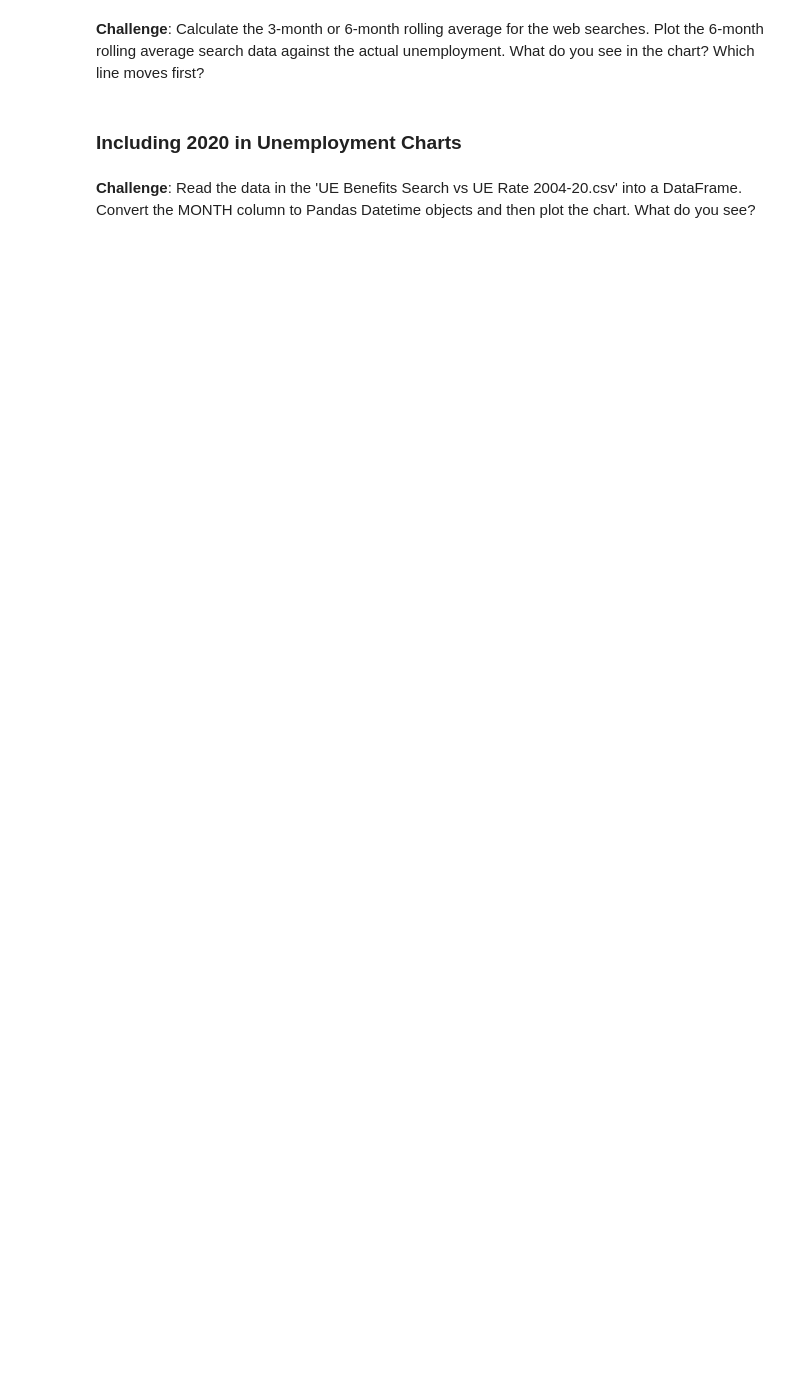
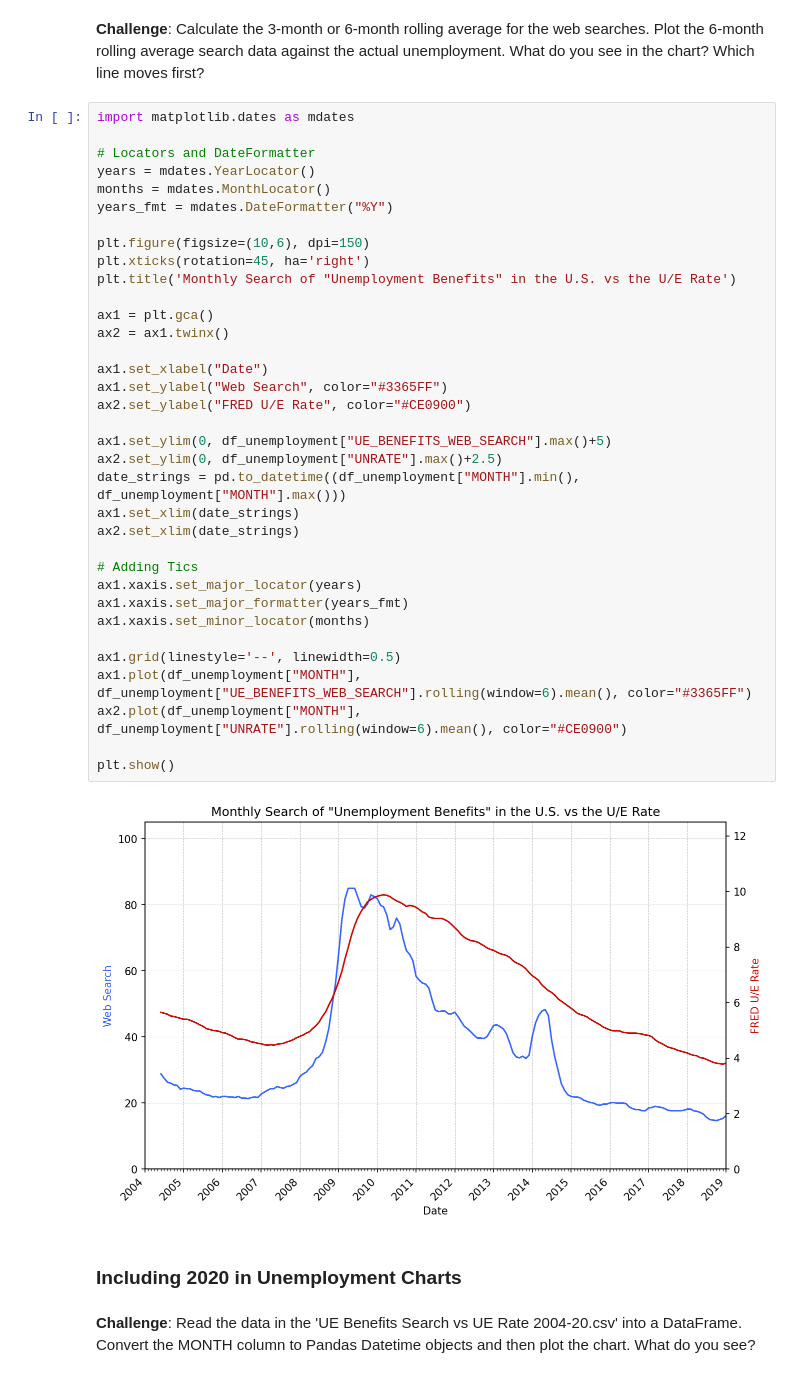
Before and after one commit to KenkiCZ/google_notebooks, a Jupyter notebook: C101_Google_Trends.ipynb, the cells around one changed output. Drawn from its saved outputs; the diff is of its cells as text; blank space fills up the shorter version.

```diff
--- a/C101_Google_Trends.ipynb
+++ b/C101_Google_Trends.ipynb
@@ -283,5 +451,42 @@ How to add tick formatting for dates on the x-axis.
 # %% [markdown]
 **Challenge**: Calculate the 3-month or 6-month rolling average for the web searches. Plot the 6-month rolling average search data against the actual unemployment. What do you see in the chart? Which line moves first?
+# %%
+import matplotlib.dates as mdates
+
+# Locators and DateFormatter
+years = mdates.YearLocator()
+months = mdates.MonthLocator()
+years_fmt = mdates.DateFormatter("%Y")
+
+plt.figure(figsize=(10,6), dpi=150)
+plt.xticks(rotation=45, ha='right')
+plt.title('Monthly Search of "Unemployment Benefits" in the U.S. vs the U/E Rate')
+
+ax1 = plt.gca()
+ax2 = ax1.twinx()
+
+ax1.set_xlabel("Date")
+ax1.set_ylabel("Web Search", color="#3365FF")
+ax2.set_ylabel("FRED U/E Rate", color="#CE0900")
+
+ax1.set_ylim(0, df_unemployment["UE_BENEFITS_WEB_SEARCH"].max()+5)
+ax2.set_ylim(0, df_unemployment["UNRATE"].max()+2.5)
+date_strings = pd.to_datetime((df_unemployment["MONTH"].min(), df_unemployment["MONTH"].max()))
+ax1.set_xlim(date_strings)
+ax2.set_xlim(date_strings)
+
+# Adding Tics
+ax1.xaxis.set_major_locator(years)
+ax1.xaxis.set_major_formatter(years_fmt)
+ax1.xaxis.set_minor_locator(months)
+
+ax1.grid(linestyle='--', linewidth=0.5)
+ax1.plot(df_unemployment["MONTH"], df_unemployment["UE_BENEFITS_WEB_SEARCH"].rolling(window=6).mean(), color="#3365FF")
+ax2.plot(df_unemployment["MONTH"], df_unemployment["UNRATE"].rolling(window=6).mean(), color="#CE0900")
+
+plt.show()
+# %% [output]
+[figure, added]
 # %% [markdown]
 ### Including 2020 in Unemployment Charts
 # %% [markdown]
```
Also changed, not shown: parts of 11 cells of this notebook.
